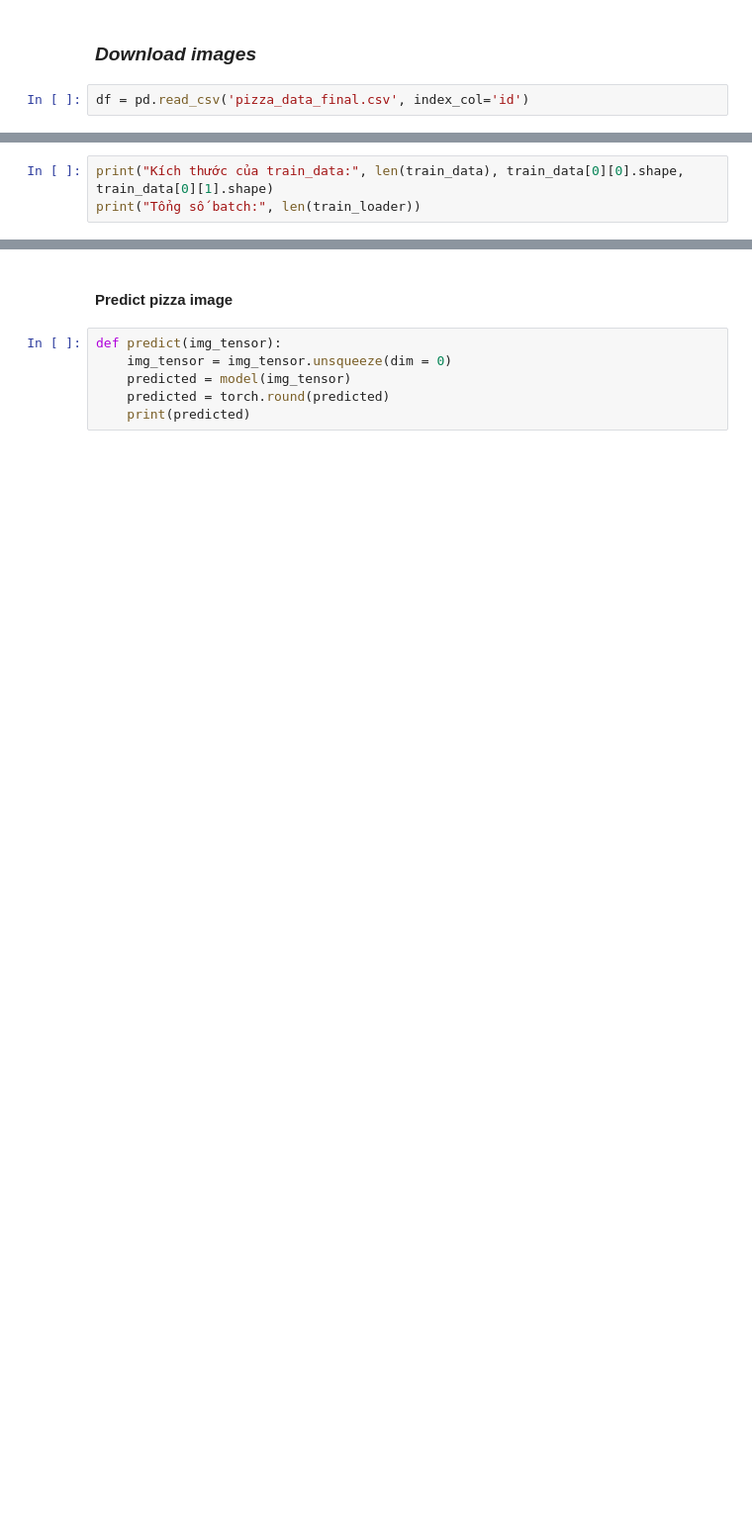
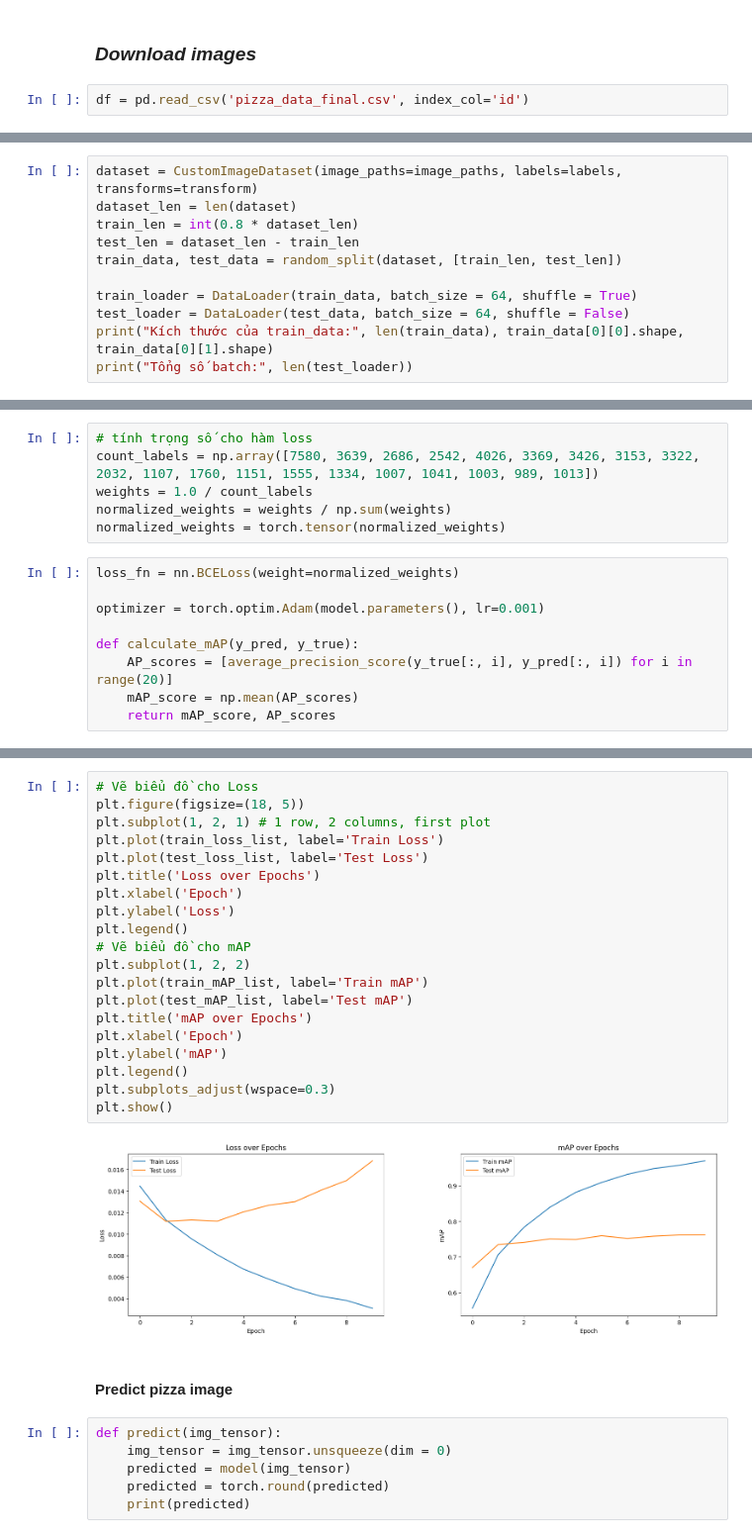
Before and after one commit to leduyanhminer/Pizza_Error_Classification, a Jupyter notebook: main.ipynb, the cells around one changed output, grey strips where cells are left out. Shown: that part at 99% size. Saved outputs shown, nothing was run; the diff lists cells and outputs as text; blank space fills up the shorter version.

```diff
--- a/main.ipynb
+++ b/main.ipynb
@@ -158,4 +171,12 @@ test_loader = DataLoader(test_data, batch_size=batch_size, shuffle=False)
 # %%
+dataset = CustomImageDataset(image_paths=image_paths, labels=labels, transforms=transform)
+dataset_len = len(dataset)
+train_len = int(0.8 * dataset_len)
+test_len = dataset_len - train_len
+train_data, test_data = random_split(dataset, [train_len, test_len])
+
+train_loader = DataLoader(train_data, batch_size = 64, shuffle = True)
+test_loader = DataLoader(test_data, batch_size = 64, shuffle = False)
 print("Kích thước của train_data:", len(train_data), train_data[0][0].shape, train_data[0][1].shape)
-print("Tổng số batch:", len(train_loader))
+print("Tổng số batch:", len(test_loader))
 # %% [output]
@@ -213,0 +185,15 @@ for epoch in tqdm(num_epochs):
+# %%
+# tính trọng số cho hàm loss
+count_labels = np.array([7580, 3639, 2686, 2542, 4026, 3369, 3426, 3153, 3322, 2032, 1107, 1760, 1151, 1555, 1334, 1007, 1041, 1003, 989, 1013])
+weights = 1.0 / count_labels
+normalized_weights = weights / np.sum(weights)
+normalized_weights = torch.tensor(normalized_weights)
+# %%
+loss_fn = nn.BCELoss(weight=normalized_weights)
+
+optimizer = torch.optim.Adam(model.parameters(), lr=0.001)
+
+def calculate_mAP(y_pred, y_true):
+    AP_scores = [average_precision_score(y_true[:, i], y_pred[:, i]) for i in range(20)]
+    mAP_score = np.mean(AP_scores)
+    return mAP_score, AP_scores
@@ -214,3 +332,25 @@ for epoch in tqdm(num_epochs):
+# %%
+# Vẽ biểu đồ cho Loss
+plt.figure(figsize=(18, 5))
+plt.subplot(1, 2, 1) # 1 row, 2 columns, first plot
+plt.plot(train_loss_list, label='Train Loss')
+plt.plot(test_loss_list, label='Test Loss')
+plt.title('Loss over Epochs')
+plt.xlabel('Epoch')
+plt.ylabel('Loss')
+plt.legend()
+# Vẽ biểu đồ cho mAP
+plt.subplot(1, 2, 2)
+plt.plot(train_mAP_list, label='Train mAP')
+plt.plot(test_mAP_list, label='Test mAP')
+plt.title('mAP over Epochs')
+plt.xlabel('Epoch')
+plt.ylabel('mAP')
+plt.legend()
+plt.subplots_adjust(wspace=0.3)
+plt.show()
+# %% [output]
+[figure, added]
 # %% [markdown]
 <h4> Predict pizza image </h4>
 # %%
```
Also changed, not shown: parts of 28 cells of this notebook, 8 other files.
